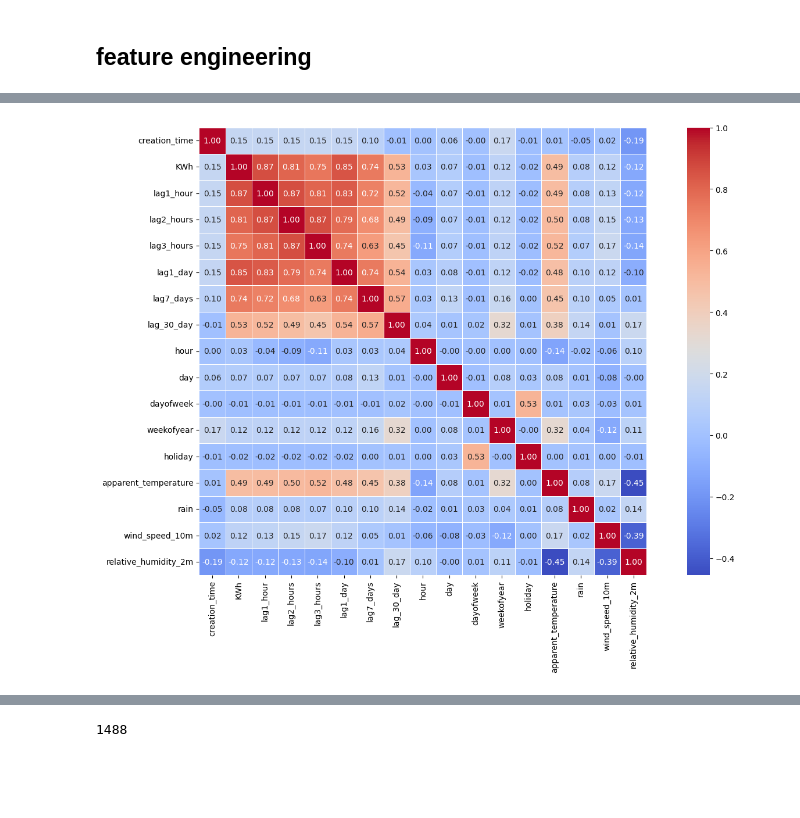
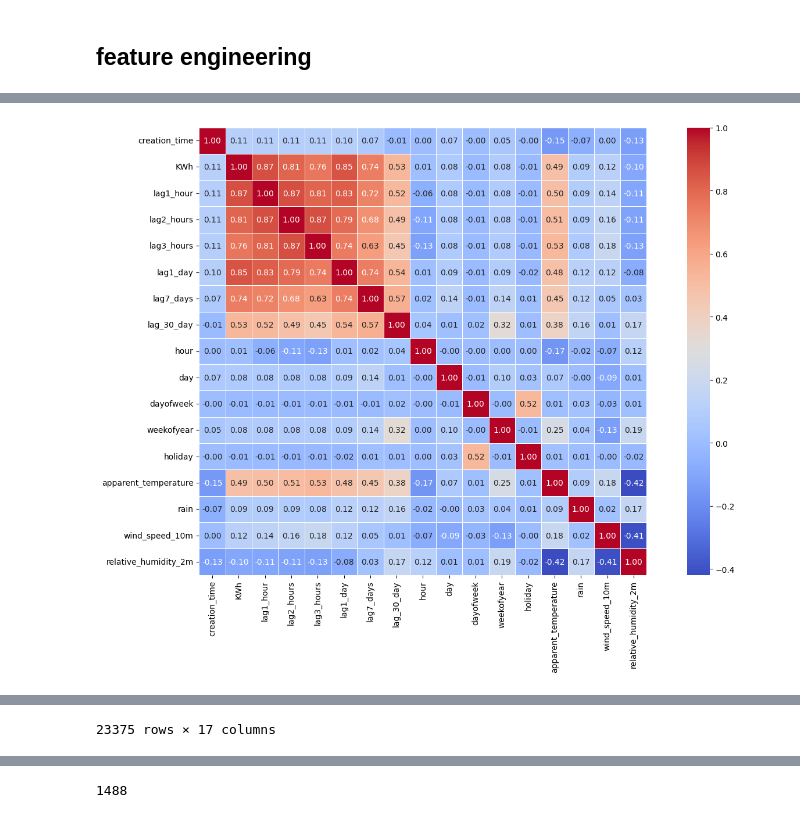
Before and after one commit to Harshvardhan1407/load_forecasting, a Jupyter notebook: main.ipynb, the cells around one changed output, grey strips where cells are left out. Drawn from its saved outputs; the diff is of its cells as text; code cells hidden in the pictures; blank space fills up the shorter version.

```diff
--- a/main.ipynb
+++ b/main.ipynb
@@ -359,8 +404,8 @@ for date in holidays_lst:
 final_df = df_features.merge(weather_df,on=["creation_time"])
 # final_df.drop(['creation_time'],axis=1,inplace=True)
 # final_df.fillna(0,inplace= True)
-# final_df.dropna(inplace=True)
+final_df.dropna(inplace=True)
 correlation_matrix(final_df)
-final_df.head()
+final_df
 # %% [output]
 from_date:  2023-01-01 to_date:  2024-05-31
@@ -367,3 +413,3 @@ from_date:  2023-01-01 to_date:  2024-05-31
 holidays_lst: [datetime.date(2023, 1, 1), datetime.date(2023, 1, 8), datetime.date(2023, 1, 14), datetime.date(2023, 1, 15), datetime.date(2023, 1, 22), datetime.date(2023, 1, 26), datetime.date(2023, ...
-[figure, old version]
+[figure, new version]
 |  | creation_time | KWh | lag1_hour | lag2_hours | lag3_hours | lag1_day | lag7_days | lag_30_day | hour | ... |
@@ -374,0 +427 @@ holidays_lst: [datetime.date(2023, 1, 1), datetime.date(2023, 1, 8), datetime.da
+23375 rows × 17 columns
```
Also changed, not shown: parts of 12 cells of this notebook.
